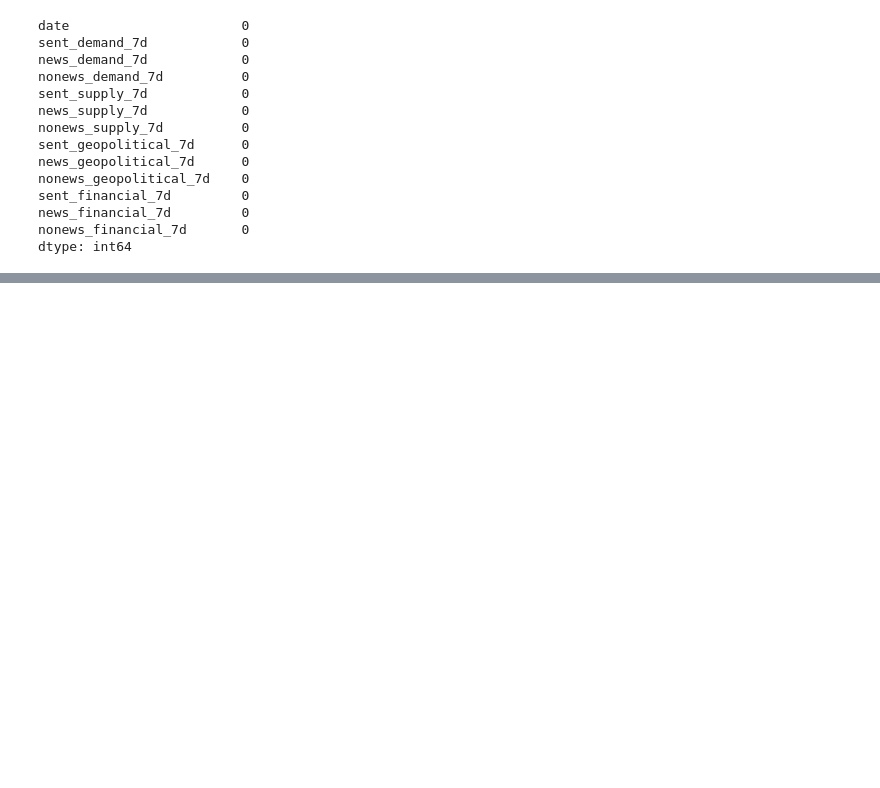
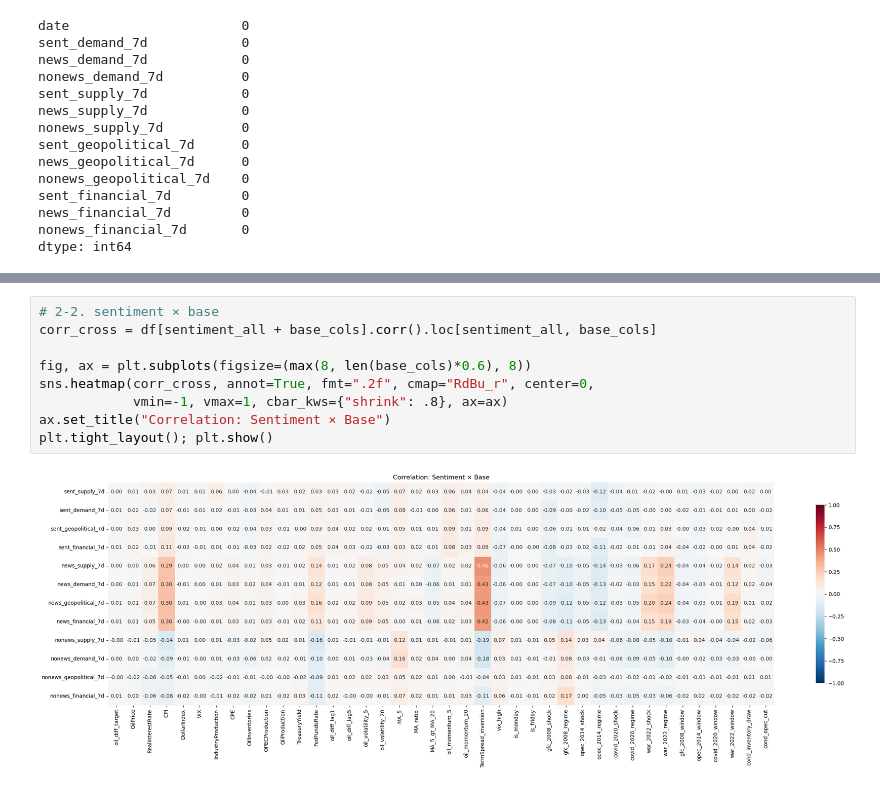
Before and after one commit to DGU-BAF/BAF-26-1-finance_2, a Jupyter notebook: src/Sentiment_Finbert.ipynb, the cells around one changed output, grey strips where cells are left out. Saved outputs shown, nothing was run; the diff lists cells and outputs as text; blank space fills up the shorter version.

```diff
--- a/src/Sentiment_Finbert.ipynb
+++ b/src/Sentiment_Finbert.ipynb
@@ -1505,0 +1566,11 @@ shape: (6810, 13)
+# %%
+# 2-2. sentiment × base
+corr_cross = df[sentiment_all + base_cols].corr().loc[sentiment_all, base_cols]
+
+fig, ax = plt.subplots(figsize=(max(8, len(base_cols)*0.6), 8))
+sns.heatmap(corr_cross, annot=True, fmt=".2f", cmap="RdBu_r", center=0,
+            vmin=-1, vmax=1, cbar_kws={"shrink": .8}, ax=ax)
+ax.set_title("Correlation: Sentiment × Base")
+plt.tight_layout(); plt.show()
+# %% [output]
+[figure, added]
```
Also changed, not shown: parts of 28 cells of this notebook.
